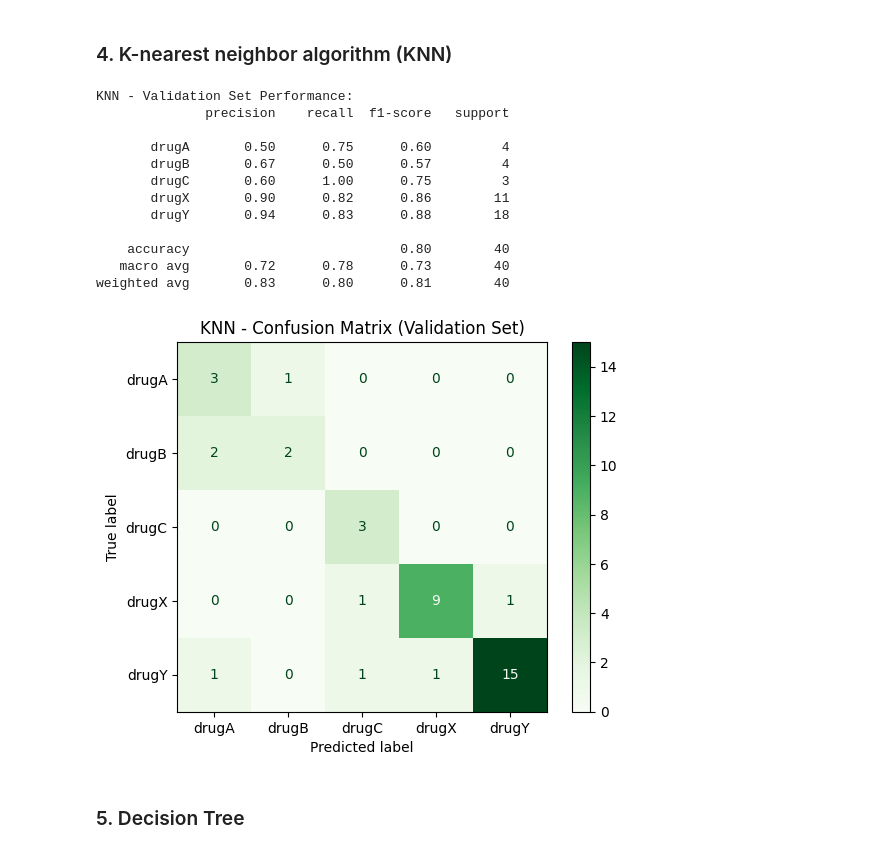
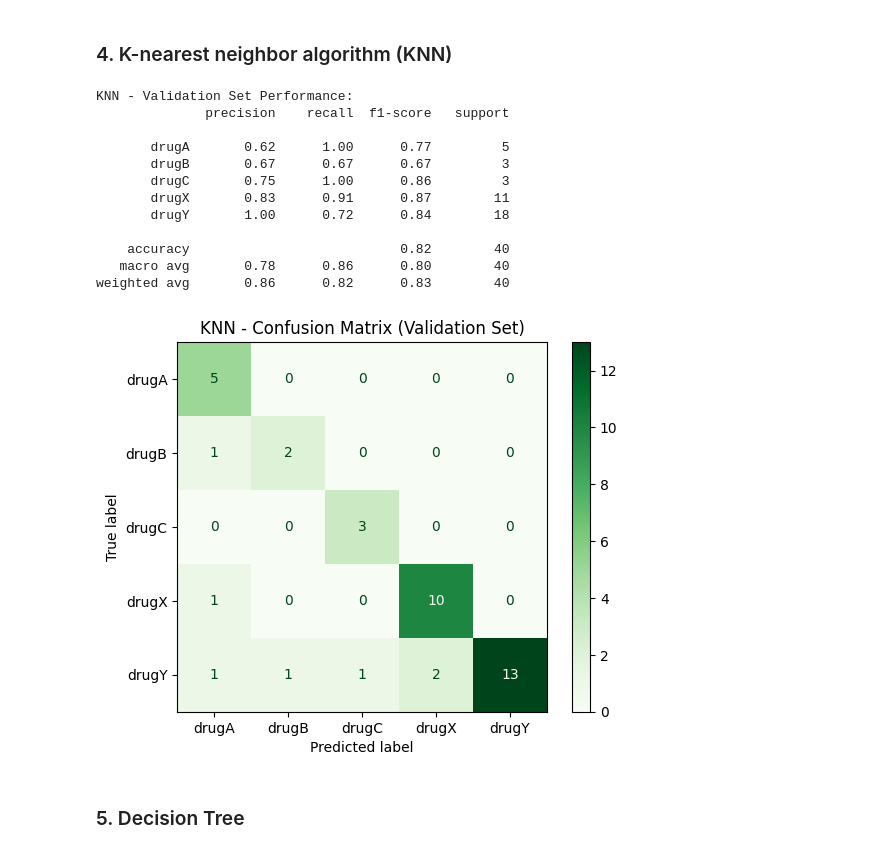
Before and after one commit to saadkhan710/Drug_Classification, a Jupyter notebook: Drug_ML.ipynb, the cells around one changed output. Cells and saved outputs as stored; diff of their text form; code cells hidden in the pictures.

```diff
--- a/Drug_ML.ipynb
+++ b/Drug_ML.ipynb
@@ -721,39 +720,39 @@ weighted avg       0.94      0.93      0.93        40
 # %%
 from sklearn.neighbors import KNeighborsClassifier
 from sklearn.metrics import classification_report, confusion_matrix, ConfusionMatrixDisplay
 import matplotlib.pyplot as plt
 
 # Initialize and train KNN
 knn = KNeighborsClassifier(n_neighbors=5, n_jobs=-1)
 knn.fit(X_train_prepared, y_train)
 
 # Predict on validation set
-y_val_pred = knn.predict(X_val_prepared)
+y_test_pred = knn.predict(X_test_prepared)
 
 # Evaluate
 print("KNN - Validation Set Performance:")
-print(classification_report(y_val, y_val_pred))
+print(classification_report(y_test, y_test_pred))
 
 # Confusion Matrix
-cm = confusion_matrix(y_val, y_val_pred)
+cm = confusion_matrix(y_test, y_test_pred)
 disp = ConfusionMatrixDisplay(confusion_matrix=cm, display_labels=knn.classes_)
 disp.plot(cmap='Greens')
 plt.title("KNN - Confusion Matrix (Validation Set)")
 plt.show()
 # %% [output]
 KNN - Validation Set Performance:
               precision    recall  f1-score   support
 
-       drugA       0.50      0.75      0.60         4
-       drugB       0.67      0.50      0.57         4
-       drugC       0.60      1.00      0.75         3
-       drugX       0.90      0.82      0.86        11
-       drugY       0.94      0.83      0.88        18
+       drugA       0.62      1.00      0.77         5
+       drugB       0.67      0.67      0.67         3
+       drugC       0.75      1.00      0.86         3
+       drugX       0.83      0.91      0.87        11
+       drugY       1.00      0.72      0.84        18
 
-    accuracy                           0.80        40
-   macro avg       0.72      0.78      0.73        40
-weighted avg       0.83      0.80      0.81        40
+    accuracy                           0.82        40
+   macro avg       0.78      0.86      0.80        40
+weighted avg       0.86      0.82      0.83        40
-[figure, old version]
+[figure, new version]
 # %% [markdown]
 ### 5. Decision Tree
 # %%
```
Also changed, not shown: parts of 11 cells of this notebook.
